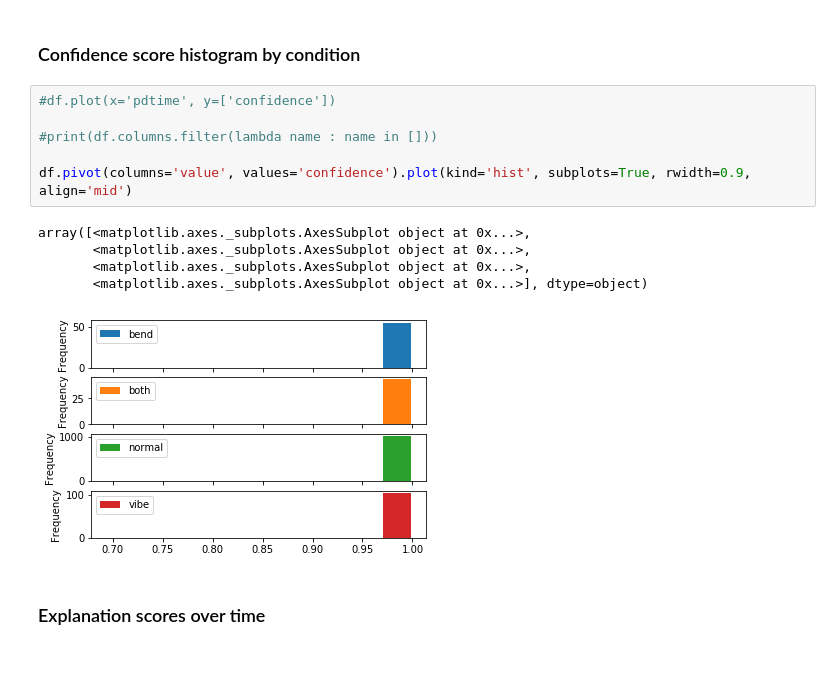
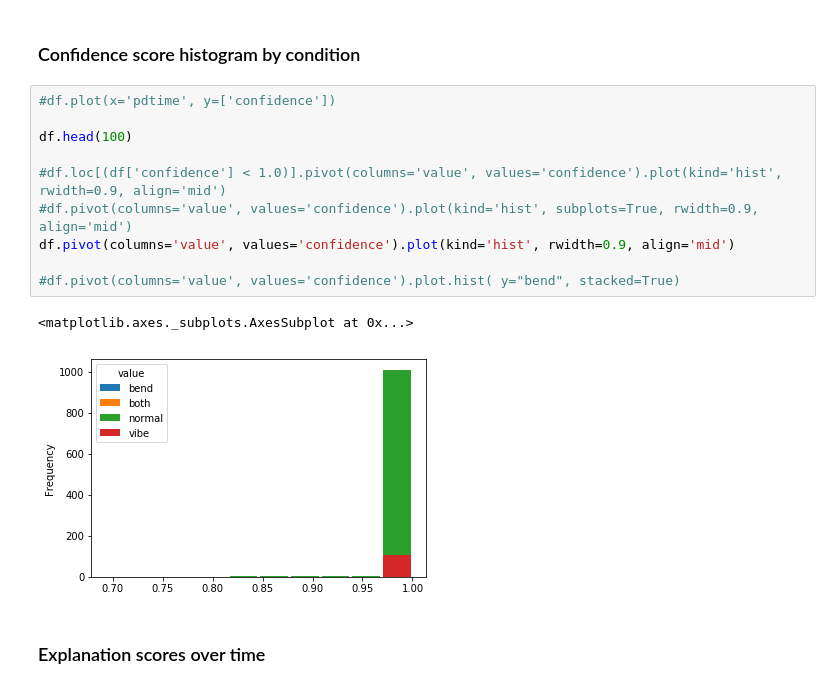
Before and after one commit to mukeshpat3l/examples, a Jupyter notebook: jupyter-example-notebooks/ExplanationConfidenceLRSExample.ipynb, the cells around one changed output. Cells and saved outputs as stored; diff of their text form; blank space fills up the shorter version.

```diff
--- a/jupyter-example-notebooks/ExplanationConfidenceLRSExample.ipynb
+++ b/jupyter-example-notebooks/ExplanationConfidenceLRSExample.ipynb
@@ -426,15 +458,16 @@ df.plot.bar(  y=['Current', 'RPM', 'Vibration', 'Voltage'])
 # %%
 #df.plot(x='pdtime', y=['confidence'])
 
-#print(df.columns.filter(lambda name : name in []))
+df.head(100)
 
-df.pivot(columns='value', values='confidence').plot(kind='hist', subplots=True, rwidth=0.9, align='mid')
+#df.loc[(df['confidence'] < 1.0)].pivot(columns='value', values='confidence').plot(kind='hist', rwidth=0.9, align='mid')
+#df.pivot(columns='value', values='confidence').plot(kind='hist', subplots=True, rwidth=0.9, align='mid')
+df.pivot(columns='value', values='confidence').plot(kind='hist', rwidth=0.9, align='mid')
+
+#df.pivot(columns='value', values='confidence').plot.hist( y="bend", stacked=True)
 # %% [output]
-array([<matplotlib.axes._subplots.AxesSubplot object at 0x...>,
-       <matplotlib.axes._subplots.AxesSubplot object at 0x...>,
-       <matplotlib.axes._subplots.AxesSubplot object at 0x...>,
-       <matplotlib.axes._subplots.AxesSubplot object at 0x...>], dtype=object)
+<matplotlib.axes._subplots.AxesSubplot at 0x...>
-[figure, old version]
+[figure, new version]
 # %% [markdown]
 ### Explanation scores over time
 # %%
```
Also changed, not shown: parts of 4 cells of this notebook.
